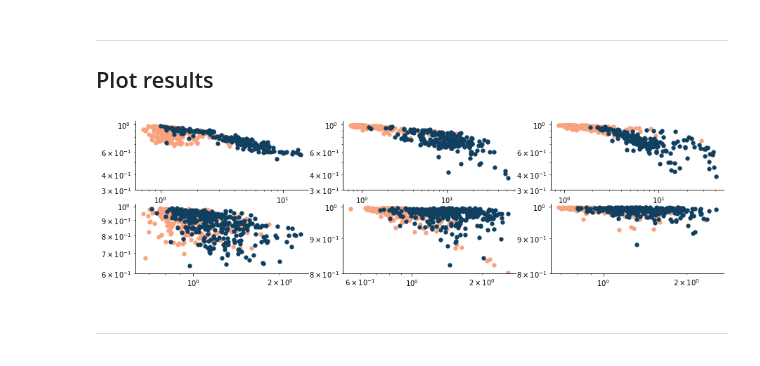
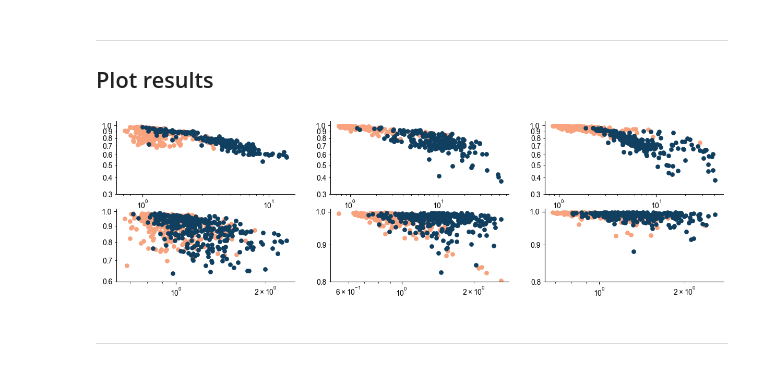
Before and after one commit to kamilazdybal/nonlinear-decoding, a Jupyter notebook: jupyter-notebooks/QoIAwareProjection-kernel-regression.ipynb, the cells around one changed output. Drawn from its saved outputs; the diff is of its cells as text; code cells hidden in the pictures.

```diff
--- a/jupyter-notebooks/QoIAwareProjection-kernel-regression.ipynb
+++ b/jupyter-notebooks/QoIAwareProjection-kernel-regression.ipynb
@@ -217,33 +217,40 @@ for n_components in [2,3]:
             NRMSE_Seta_3_without = pd.read_csv('../results/' + data_tag + '-SLF-NRMSE-Seta-3-without-Seta-' + str(n_components) + 'D-LDM.csv', sep = ',', header=None).to_numpy()
 
             R2_Seta_3_with = pd.read_csv('../results/' + data_tag + '-SLF-R2-Seta-3-with-Seta-' + str(n_components) + 'D-LDM.csv', sep = ',', header=None).to_numpy()
             R2_Seta_3_without = pd.read_csv('../results/' + data_tag + '-SLF-R2-Seta-3-without-Seta-' + str(n_components) + 'D-LDM.csv', sep = ',', header=None).to_numpy()
 
         # Plot current data: - - - - - - - - - - - - - - - - - - - - - - - - - - - - - - - - - - - - - - - - - - - - - - - - - - - -
 
         figure = fig.add_subplot(spec[n_components-2,j])
         plt.scatter(costs_with_Seta_1, R2_Seta_1_with, s=s, c=cluster_colors[7].reshape(1,-1), linewidth=0)
         plt.scatter(costs_with_Seta_2, R2_Seta_2_with, s=s, c=cluster_colors[7].reshape(1,-1), linewidth=0)
         if n_components == 3: plt.scatter(costs_with_Seta_3, R2_Seta_3_with, s=s, c=cluster_colors[7].reshape(1,-1), linewidth=0)
 
         plt.scatter(costs_without_Seta_1, R2_Seta_1_without, s=s, c=cluster_colors[1].reshape(1,-1), alpha=1, linewidth=0)
         plt.scatter(costs_without_Seta_2, R2_Seta_2_without, s=s, c=cluster_colors[1].reshape(1,-1), alpha=1, linewidth=0)
         if n_components == 3: plt.scatter(costs_without_Seta_3, R2_Seta_3_without, s=s, color=cluster_colors[1].reshape(1,-1), alpha=1, linewidth=0)
 
         if n_components == 2: plt.ylim([0.3,1.08])
         if n_components == 3: plt.ylim([0.6,1.02])
 
         if n_components == 3:
             if j>0:
                 plt.ylim([0.8,1.01])
 
         plt.xscale('log')
+        plt.xticks(**csfont)
         plt.yscale('log')
+        plt.yticks(**csfont)
+        from  matplotlib import rc
+        rc('font', **{'family': 'sans-serif', 'sans-serif': ['Arial']})
+        from matplotlib.ticker import FormatStrFormatter
+        plt.gca().yaxis.set_major_formatter(FormatStrFormatter("%.1f"))
+        plt.gca().yaxis.set_minor_formatter(FormatStrFormatter("%.1f"))
         plt.gca().spines['top'].set_visible(False)
         plt.gca().spines['right'].set_visible(False)
 
 plt.savefig('../figures/kernel-regression.svg', dpi=300, bbox_inches='tight')
 # %% [output]
-[figure, old version]
+[figure, new version]
 # %% [markdown]
 ***
```
Also changed, not shown: parts of 1 cell of this notebook, 4 other files.
